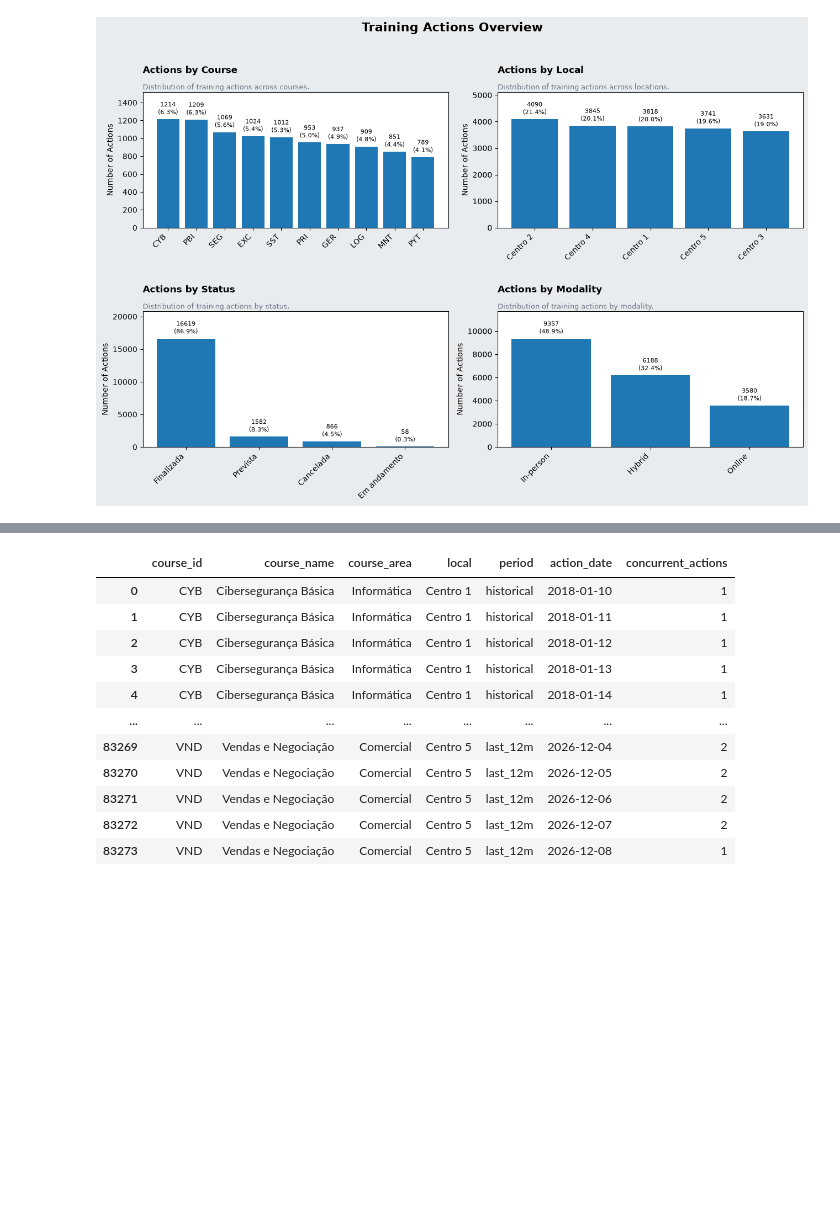
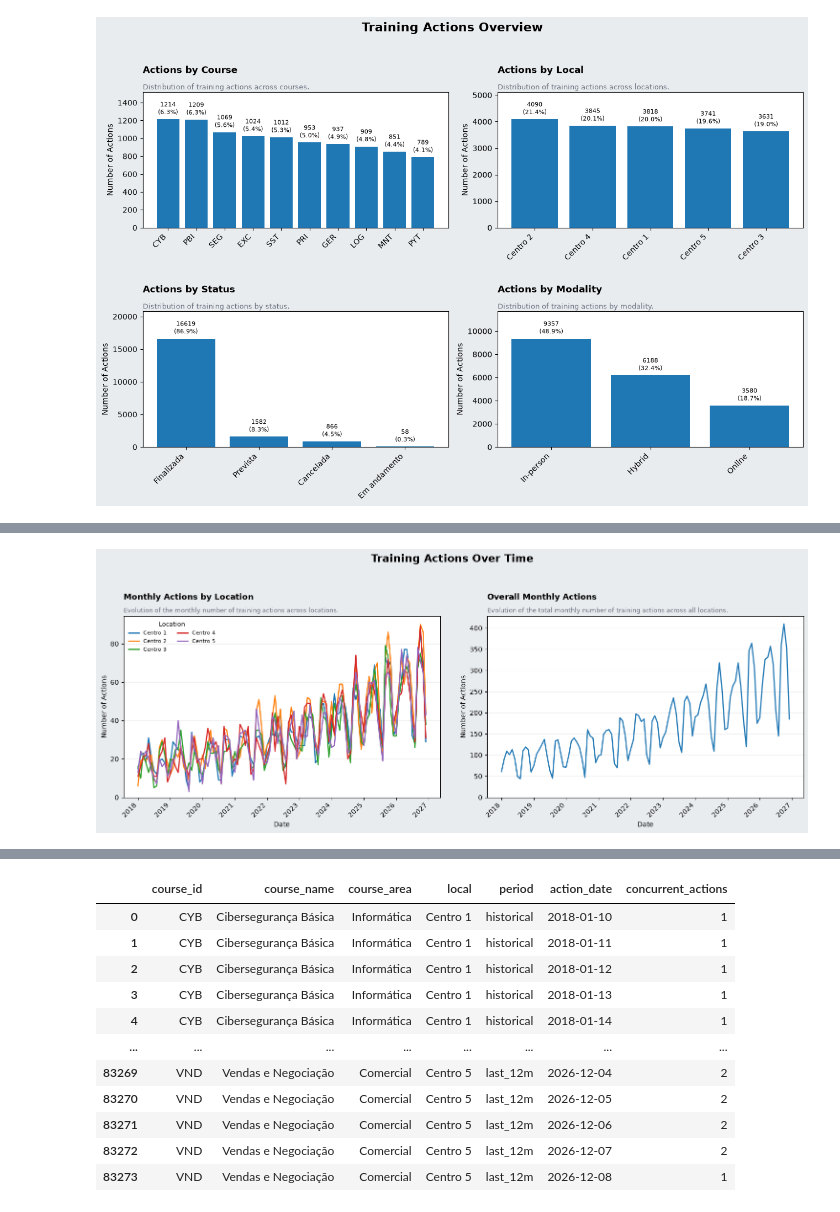
Before and after one commit to nathansperinde/Hiring-Needs-Analysis, a Jupyter notebook: notebooks/03_actions_analysis.ipynb, the cells around one changed output, grey strips where cells are left out. Drawn from its saved outputs; the diff is of its cells as text; code cells hidden in the pictures; blank space fills up the shorter version.

```diff
--- a/notebooks/03_actions_analysis.ipynb
+++ b/notebooks/03_actions_analysis.ipynb
@@ -610,3 +744,51 @@ actions_monthly_df.head()
+# %%
+actions_temporal_charts = {
+    "by_location": {
+        "df": actions_location_monthly_df,
+        "date_column": "month_date",
+        "value_column": "actions_count",
+        "group_column": "local",
+        "sort_columns": [
+            "local",
+            "month_date"
+        ],
+        "title": "Monthly Actions by Location",
+        "description": (
+            "Evolution of the monthly number of training actions "
+            "across locations."
+        ),
+        "ylabel": "Number of Actions",
+        "legend_title": "Location"
+    },
+
+    "overall": {
+        "df": actions_total_monthly_df,
+        "date_column": "month_date",
+        "value_column": "actions_count",
+        "group_column": "series",
+        "sort_columns": [
+            "month_date"
+        ],
+        "title": "Overall Monthly Actions",
+        "description": (
+            "Evolution of the total monthly number of training actions "
+            "across all locations."
+        ),
+        "ylabel": "Number of Actions",
+        "legend_title": "Series"
+    }
+}
+
+
+plot_actions_trends(
+    charts=actions_temporal_charts,
+    title="Training Actions Over Time",
+    nrows=1,
+    ncols=2,
+    figsize=(15, 6)
+)
+# %% [output]
+[figure, added]
 # %%
 volume_last_12m_df = (
     actions_monthly_df
```
Also changed, not shown: parts of 7 cells of this notebook, 8 other files.
